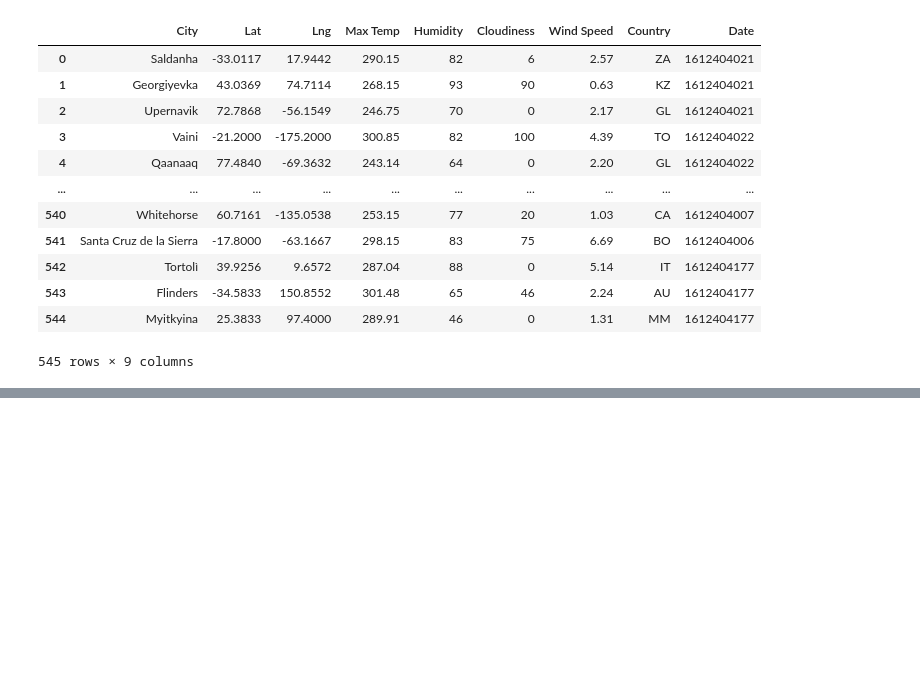
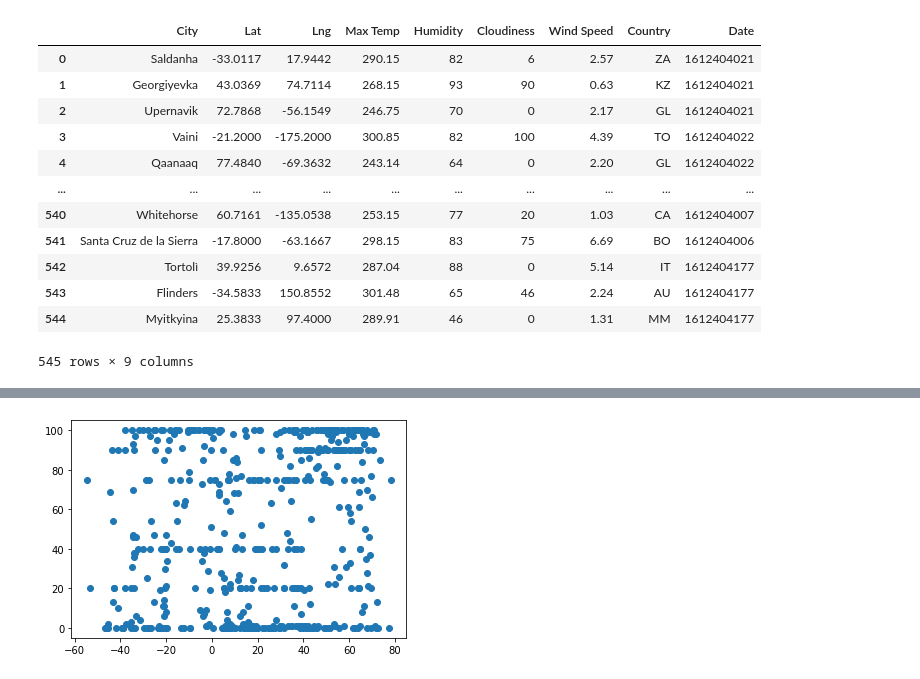
Before and after one commit to write42/python-api-challenge, a Jupyter notebook: WeatherPy/WeatherPy.ipynb, the cells around one changed output, grey strips where cells are left out. Drawn from its saved outputs; the diff is of its cells as text; code cells hidden in the pictures; blank space fills up the shorter version.

```diff
--- a/WeatherPy/WeatherPy.ipynb
+++ b/WeatherPy/WeatherPy.ipynb
@@ -153,0 +143,5 @@ plt.show()
+# %%
+plt.scatter(w_df["Lat"],w_df["Cloudiness"])
+plt.show()
+# %% [output]
+[figure, added]
```
Also changed, not shown: parts of 7 cells of this notebook.
